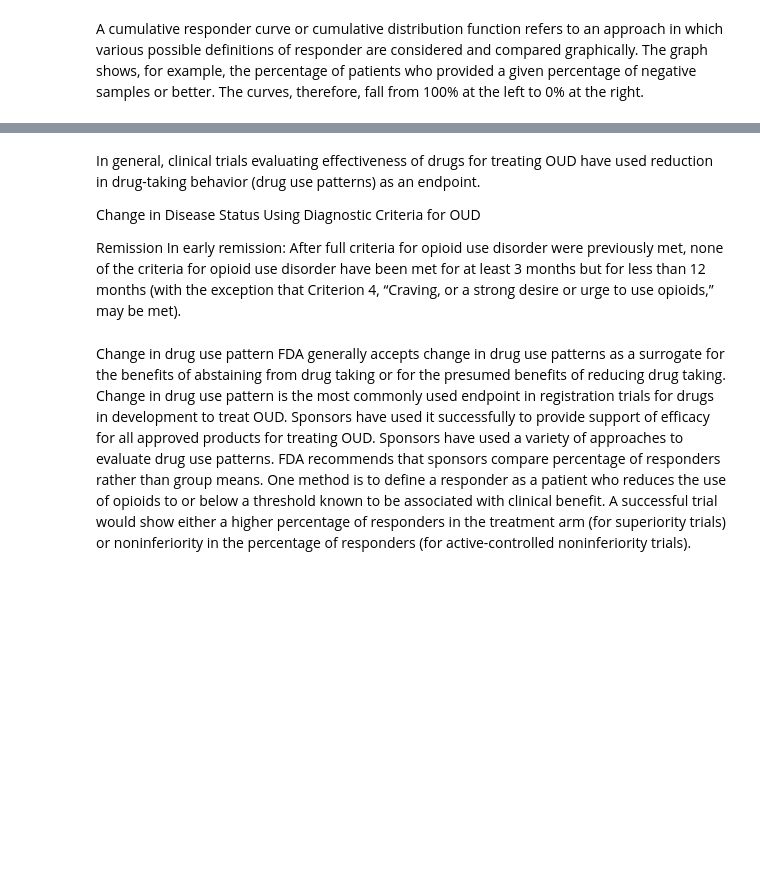
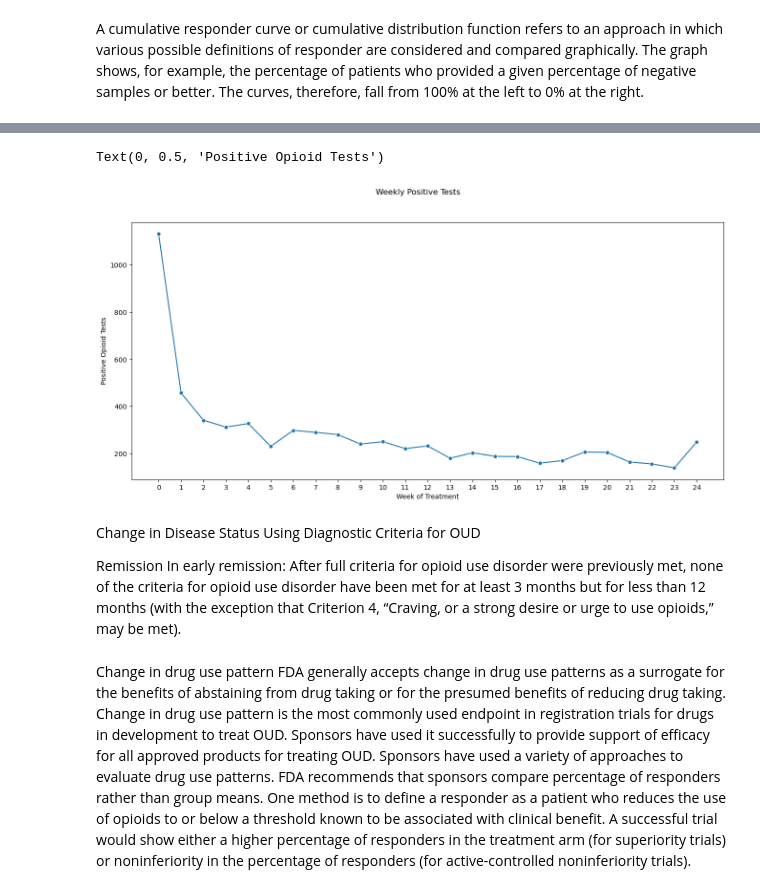
Before and after one commit to DanHerman212/oud_treatment_outcome, a Jupyter notebook: notebooks/2_exploratory_analysis.ipynb, the cells around one changed output, grey strips where cells are left out. Saved outputs shown, nothing was run; the diff lists cells and outputs as text; code cells hidden in the pictures; blank space fills up the shorter version.

```diff
--- a/notebooks/2_exploratory_analysis.ipynb
+++ b/notebooks/2_exploratory_analysis.ipynb
@@ -127,0 +253,6 @@ A cumulative responder curve or cumulative distribution function refers to an ap
+# %%
+tests = data.loc[:,[col for col in data.columns if col.startswith('test_') and 'Opiate300' in col]]
+
+tests.columns = tests.columns.str.replace('test_Opiate300_','')
+
+tests
@@ -127,0 +273,8 @@ A cumulative responder curve or cumulative distribution function refers to an ap
+# %%
+tests = tests.sum()
+
+tests = pd.DataFrame(tests)
+
+tests = tests.rename(columns={0:'pos_tests'})
+
+tests
@@ -128,7 +299,13 @@ A cumulative responder curve or cumulative distribution function refers to an ap
+# %%
+fig,ax = plt.subplots(figsize=(16,7))
+fig.suptitle('Weekly Positive Tests')
+sns.lineplot(tests, x=tests.index, y=tests.pos_tests, marker='o')
+plt.xlabel('Week of Treatment')
+plt.ylabel('Positive Opioid Tests')
+# %% [output]
+Text(0, 0.5, 'Positive Opioid Tests')
+[figure, added]
 # %% [markdown]
-
-In general, clinical trials evaluating effectiveness of drugs for treating OUD have used reduction in drug-taking behavior (drug use patterns) as an endpoint.
-
 
 
 Change in Disease Status Using Diagnostic Criteria for OUD
```
Also changed, not shown: parts of 13 cells of this notebook.
